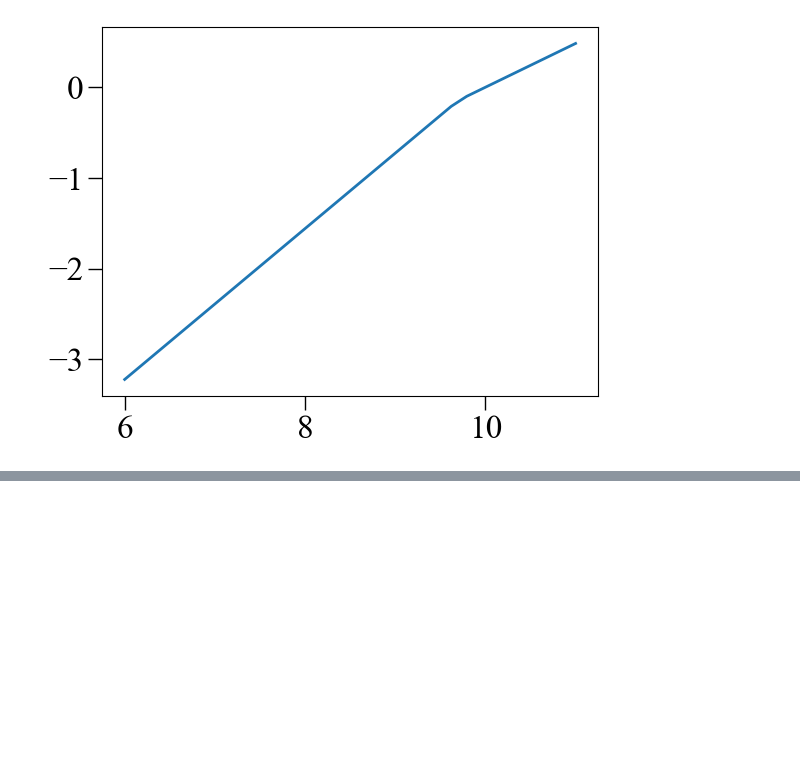
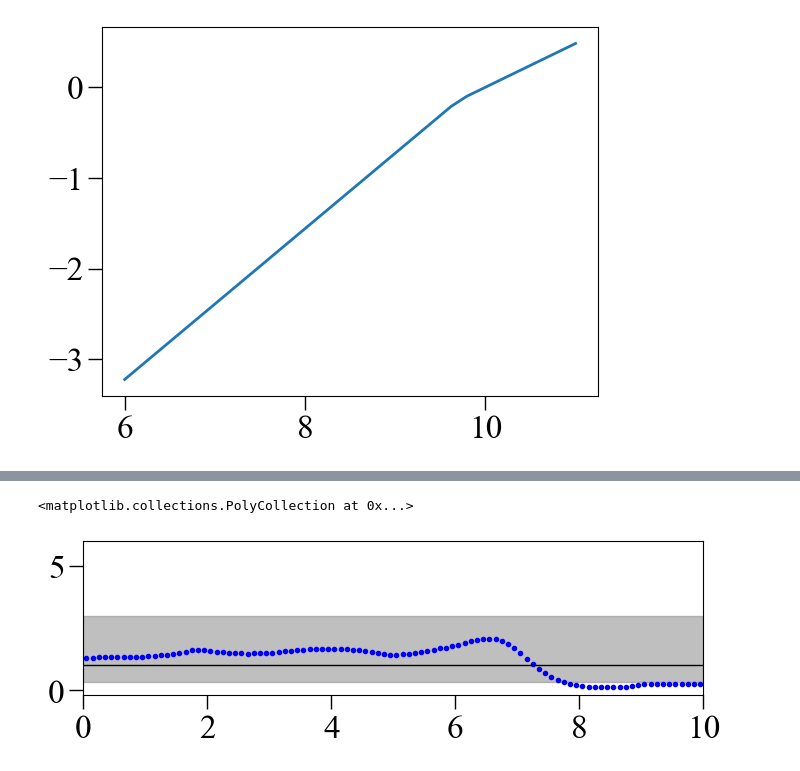
Before and after one commit to lmdesa/BOSSA, a Jupyter notebook: notebooks/GalaxySamplingConsistency.ipynb, the cells around one changed output, grey strips where cells are left out. Saved outputs shown, nothing was run; the diff lists cells and outputs as text; code cells hidden in the pictures; blank space fills up the shorter version.

Commit message:
notebooks: update Madau comparison notebook

```diff
--- a/notebooks/GalaxySamplingConsistency.ipynb
+++ b/notebooks/GalaxySamplingConsistency.ipynb
@@ -173,3 +144,15 @@ for i, (z0, z1) in enumerate(zip(redshift_bins[:-1], redshift_bins[1:])):
+# %%
+fig = plt.figure(figsize=(8, 2))
+plt.plot(redshift_centers, sfrd_array/madau2014_sfrd(redshift_centers), 'b.')
+plt.ylim(-0.2, 6)
+plt.xlim(0, 10)
+plt.hlines(1, 0, 10, color='black', lw=1)
+plt.fill_between([0,10], [1/3,1/3], [3,3], color='gray', alpha=0.5)
+
+#plt.yscale('log')
+# %% [output]
+<matplotlib.collections.PolyCollection at 0x...>
+[figure, added]
 # %%
 plt.plot(redshift_centers, sfrd_array, 'b-')
 plt.plot(redshift_centers, madau2014_sfrd(redshift_centers), 'r--')
```
Also changed, not shown: parts of 22 cells of this notebook.
